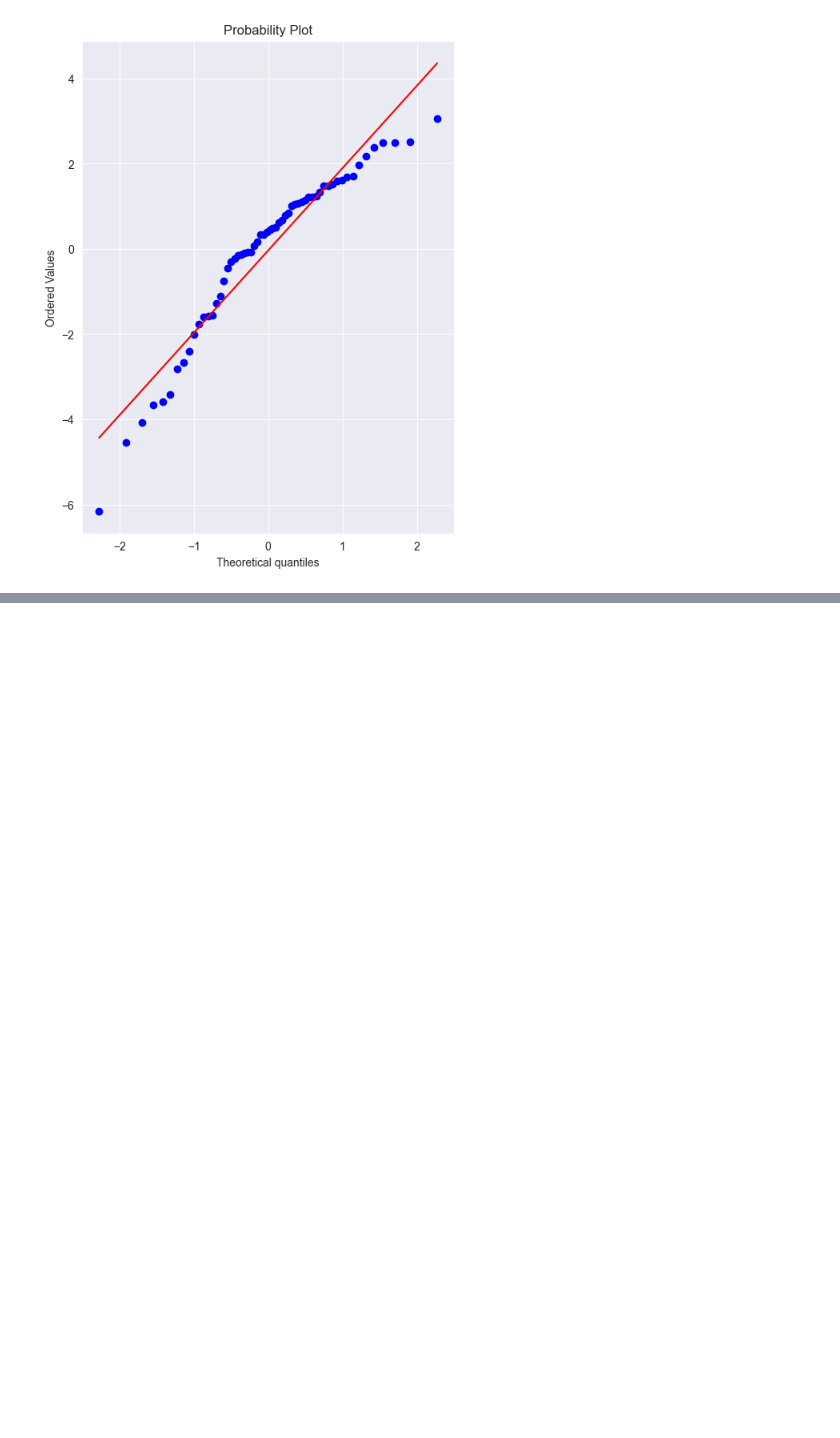
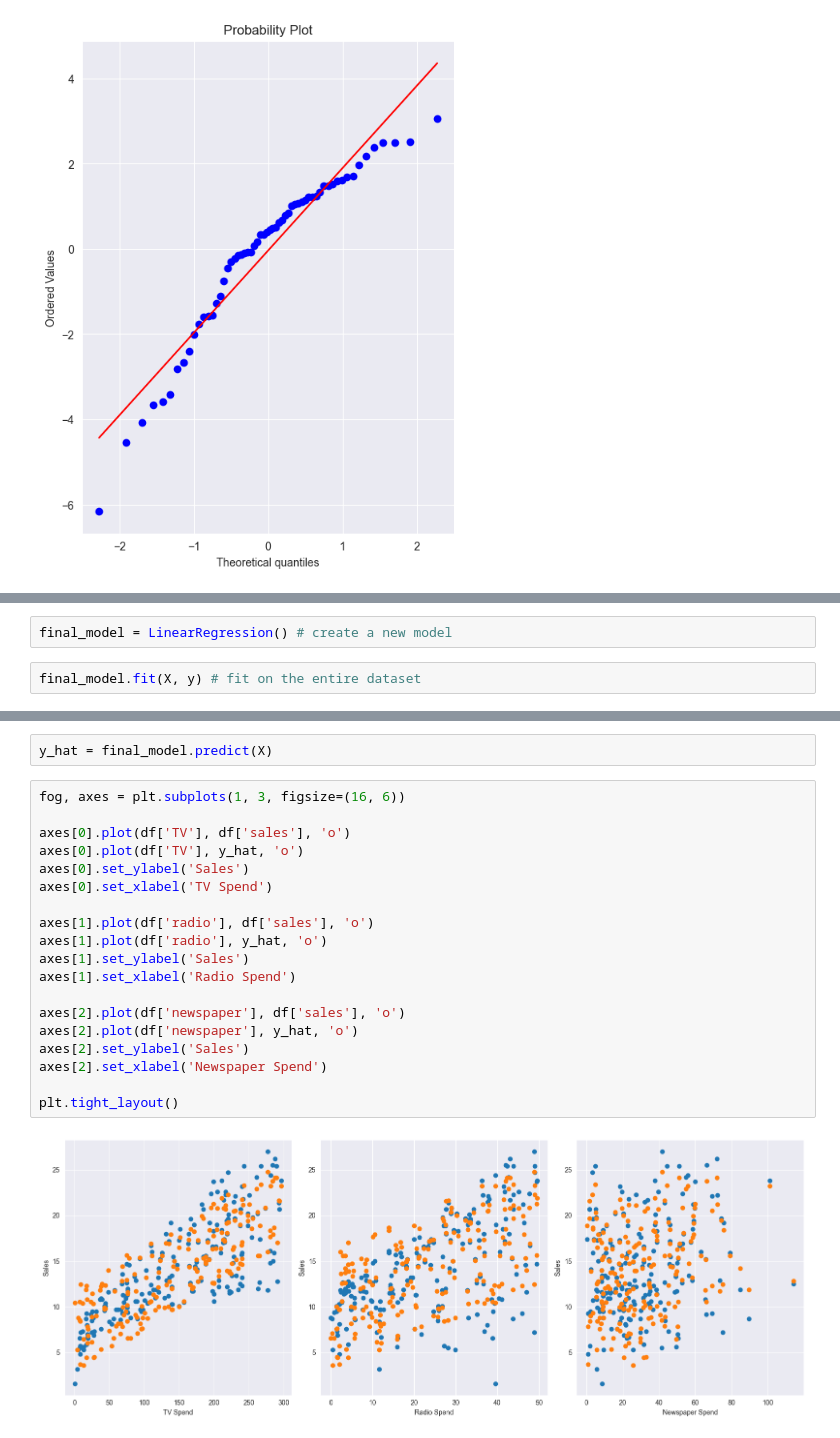
Before and after one commit to ZygimantasB/data_science_ml_learning, a Jupyter notebook: Section 10 Linear Regression/section_10.ipynb, the cells around one changed output, grey strips where cells are left out. Drawn from its saved outputs; the diff is of its cells as text; blank space fills up the shorter version.

```diff
--- a/Section 10 Linear Regression/section_10.ipynb
+++ b/Section 10 Linear Regression/section_10.ipynb
@@ -203,0 +206,4 @@ _ = sp.stats.probplot(test_residuals, plot=ax)
+# %%
+final_model = LinearRegression() # create a new model
+# %%
+final_model.fit(X, y) # fit on the entire dataset
@@ -203,0 +225,23 @@ _ = sp.stats.probplot(test_residuals, plot=ax)
+# %%
+y_hat = final_model.predict(X)
+# %%
+fog, axes = plt.subplots(1, 3, figsize=(16, 6))
+
+axes[0].plot(df['TV'], df['sales'], 'o')
+axes[0].plot(df['TV'], y_hat, 'o')
+axes[0].set_ylabel('Sales')
+axes[0].set_xlabel('TV Spend')
+
+axes[1].plot(df['radio'], df['sales'], 'o')
+axes[1].plot(df['radio'], y_hat, 'o')
+axes[1].set_ylabel('Sales')
+axes[1].set_xlabel('Radio Spend')
+
+axes[2].plot(df['newspaper'], df['sales'], 'o')
+axes[2].plot(df['newspaper'], y_hat, 'o')
+axes[2].set_ylabel('Sales')
+axes[2].set_xlabel('Newspaper Spend')
+
+plt.tight_layout()
+# %% [output]
+[figure, added]
```
Also changed, not shown: parts of 10 cells of this notebook, 1 other file.
